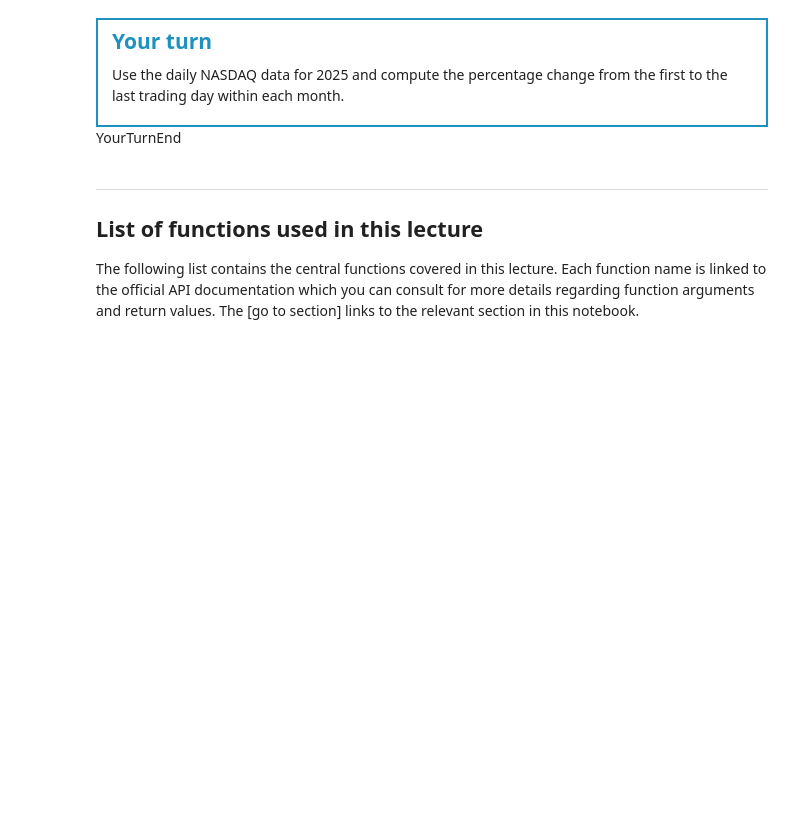
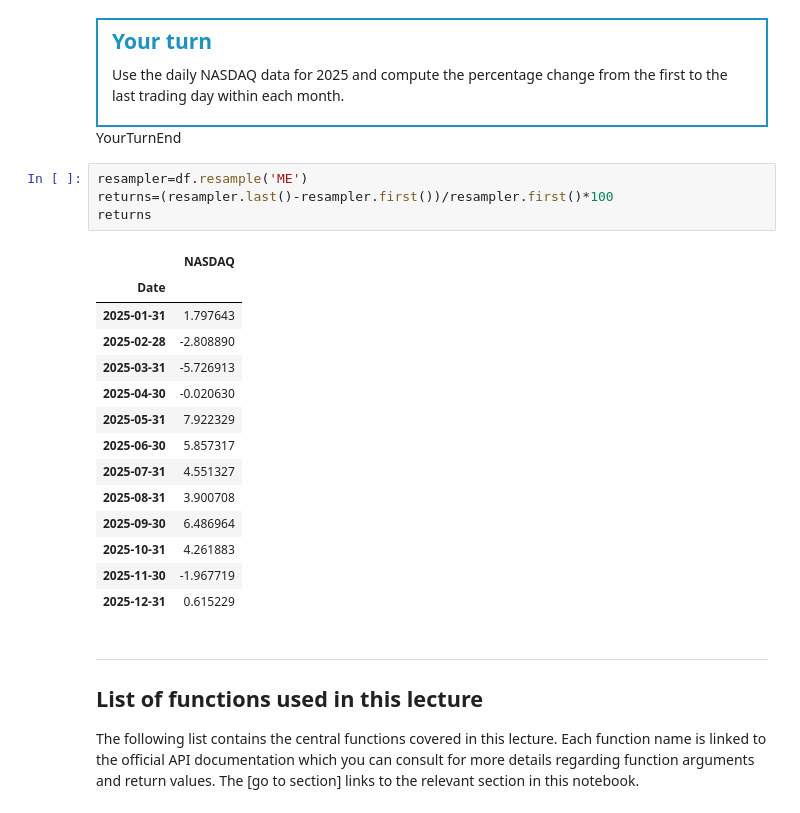
Before and after one commit to Partho-N/TECH2-H26, a Jupyter notebook: lectures/lecture4/lecture4 copy.ipynb, the cells around one changed output. Saved outputs shown, nothing was run; the diff lists cells and outputs as text; blank space fills up the shorter version.

Commit message:
last update

```diff
--- a/lectures/lecture4/lecture4 copy.ipynb
+++ b/lectures/lecture4/lecture4 copy.ipynb
@@ -664,6 +704,25 @@ df.resample('W').last().head(10)
 Use the daily NASDAQ data for 2025 and compute the percentage change from the first to the last trading day within each month.
 </div>
 <span style="display: none;">YourTurnEnd</span>
+# %%
+resampler=df.resample('ME')
+returns=(resampler.last()-resampler.first())/resampler.first()*100
+returns
+# %% [output]
+|  | NASDAQ |
+| Date |  |
+| 2025-01-31 | 1.797643 |
+| 2025-02-28 | -2.808890 |
+| 2025-03-31 | -5.726913 |
+| 2025-04-30 | -0.020630 |
+| 2025-05-31 | 7.922329 |
+| 2025-06-30 | 5.857317 |
+| 2025-07-31 | 4.551327 |
+| 2025-08-31 | 3.900708 |
+| 2025-09-30 | 6.486964 |
+| 2025-10-31 | 4.261883 |
+| 2025-11-30 | -1.967719 |
+| 2025-12-31 | 0.615229 |
 # %% [markdown]
 ***
 ## List of functions used in this lecture
```
Also changed, not shown: parts of 3 cells of this notebook.
